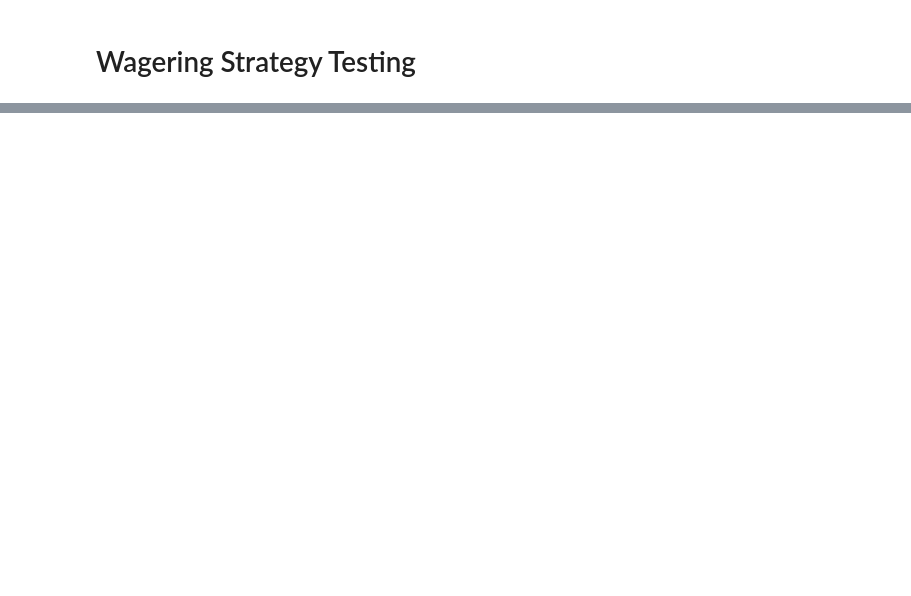
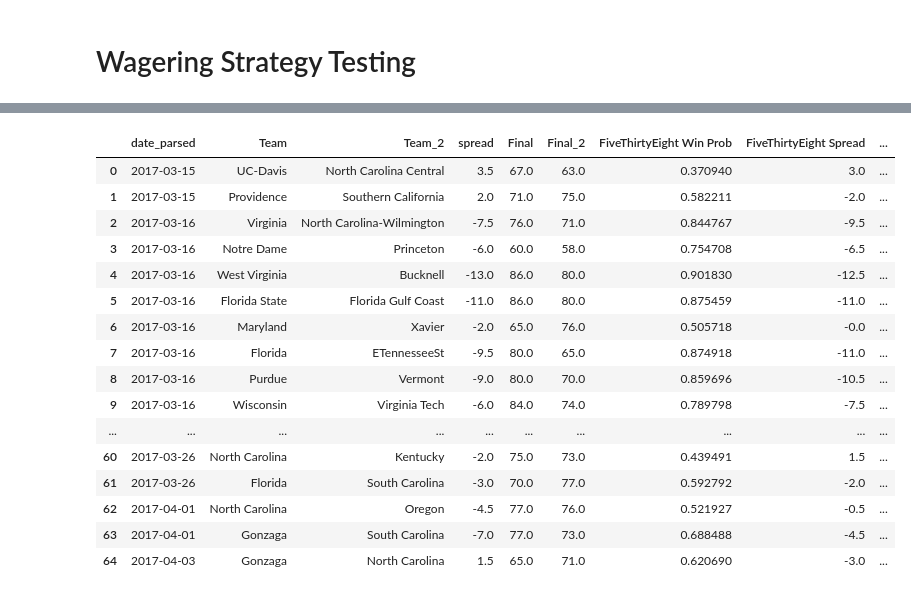
Before and after one commit to suprabhatgurrala/ncaa_tournament_data, a Jupyter notebook: ncaa_dd.ipynb, the cells around one changed output, grey strips where cells are left out. Cells and saved outputs as stored; diff of their text form; code cells hidden in the pictures; blank space fills up the shorter version.

Commit message:
Re-wrote wagering strategy code

```diff
--- a/ncaa_dd.ipynb
+++ b/ncaa_dd.ipynb
@@ -72,6 +72,8 @@ ml_df["spread"] = np.minimum(pd.to_numeric(ml_df["Close"], errors='coerce').fill
 # Spreads are all positive, so we need to use the moneyline to apply the correct sign
 ml_df["spread"] = ml_df["spread"].where(ml_df["ML"] > 0, -ml_df["spread"], axis=0)
 ml_df = ml_df[["date_parsed", "season", "Team", "Team_2", "ML", "ML_2", "spread", "VH", "VH_2", "Final", "Final_2"]]
+# %%
+ml_df = ml_df.sort_values("date_parsed")
 # %%
 # Keep only Mento_numpyrnament predictions
 fte_df = fte_df[fte_df["gender"] == "mens"].sort_values("forecast_date")
@@ -268,12 +199,11 @@ spread_odds = 1.9
 
 ml_df["ml_dec1"] = 1 / ml_df.ml_prob1
 ml_df["ml_dec2"] = 1 / ml_df.ml_prob2
-ml_df["kc1"] = ml_df["FiveThirtyEight Win Prob"] - ((1 - ml_df["FiveThirtyEight Win Prob"]) / (ml_df.ml_dec1 - 1))
-ml_df["kc2"] = (1 - ml_df["FiveThirtyEight Win Prob"]) - (ml_df["FiveThirtyEight Win Prob"] / (ml_df.ml_dec2 - 1))
+# ml_df["fte_cover_prob"] = 1 / (1+10**(30.464/400*(ml_df.fte_spread_raw - ml_df.spread)))
 
-ml_df["fte_cover_prob"] = 1 / (1+10**(30.464/400*(ml_df.fte_spread_raw - ml_df.spread)))
-ml_df["spread_kc1"] = ml_df["fte_cover_prob"] - ((1 - ml_df["fte_cover_prob"]) / (spread_odds - 1))
-ml_df["spread_kc2"] = 1 - ml_df["fte_cover_prob"] - ((ml_df["fte_cover_prob"]) / (spread_odds - 1))
+ml_df["fte_cover_prob"] = 1 / (1+np.exp(0.16065354*(ml_df.fte_spread_raw - ml_df.spread)))
+
+
 ml_df["spread_dec1"] = spread_odds
 ml_df["spread_dec2"] = spread_odds
 # %%
@@ -301,12 +385,19 @@ def track_bankroll(df, spreads_only=False):
 # %%
+results = []
 for season in season_info["year"]:
-    ml_df = track_bankroll(ml_df[ml_df["season"] == season])
-    spread_df = track_bankroll(ml_df[ml_df["season"] == season], spreads_only=True)
-    # plt.figure()
-    # plt.plot(season_df["date_parsed"], season_df["bankroll"])
-    # # plt.legend()
-    # plt.title(season + " Bankroll over Time")
-    # plt.tight_layout()
-    # plt.show()
-    print(f"{season} Final bankroll (MLs only): {ml_df['bankroll'].iloc[-1]:.2f}")
-    print(f"{season} Final bankroll (Spreads only): {spread_df['bankroll'].iloc[-1]:.2f}")
+    wager_df = track_bankroll(ml_df[ml_df["season"] == season], strategy="ML")
+    spread_df = track_bankroll(ml_df[ml_df["season"] == season], strategy="Spread")
+    both_df = track_bankroll(ml_df[ml_df["season"] == season], strategy="Both")
+    prefer_spread_df = track_bankroll(ml_df[ml_df["season"] == season], strategy="Prefer Spread")
+    prefer_ml_df = track_bankroll(ml_df[ml_df["season"] == season], strategy="Prefer ML")
+    results.append(
+        {
+            "season": season,
+            "Final Profit (MLs only)": wager_df['bankroll'].iloc[-1] - BANKROLL,
+            "Final Profit (Spreads only)": spread_df['bankroll'].iloc[-1] - BANKROLL,
+            "Final Profit (Both ML and Spread)": both_df['bankroll'].iloc[-1] - BANKROLL,
+            "Final Profit (Prefer Spread)": prefer_spread_df['bankroll'].iloc[-1] - BANKROLL,
+            "Final Profit (Prefer ML)": prefer_ml_df['bankroll'].iloc[-1] - BANKROLL,
+        }
+    )
+results_df = pd.DataFrame(results)
@@ -333,0 +414,24 @@ IndexError: single positional indexer is out-of-bounds
+# %%
+season = "2017"
+games_df = ml_df[ml_df["season"] == season][["date_parsed", "Team", "Team_2", "spread", "Final", "Final_2", "FiveThirtyEight Win Prob", "FiveThirtyEight Spread", "ml_dec1", "ml_dec2"]]
+wagers_df = track_bankroll(ml_df[ml_df["season"] == season], strategy="Both")
+# %%
+games_df.merge(wagers_df)
+# %% [output]
+|  | date_parsed | Team | Team_2 | spread | Final | Final_2 | FiveThirtyEight Win Prob | FiveThirtyEight Spread | ... |
+| 0 | 2017-03-15 | UC-Davis | North Carolina Central | 3.5 | 67.0 | 63.0 | 0.370940 | 3.0 | ... |
+| 1 | 2017-03-15 | Providence | Southern California | 2.0 | 71.0 | 75.0 | 0.582211 | -2.0 | ... |
+| 2 | 2017-03-16 | Virginia | North Carolina-Wilmington | -7.5 | 76.0 | 71.0 | 0.844767 | -9.5 | ... |
+| 3 | 2017-03-16 | Notre Dame | Princeton | -6.0 | 60.0 | 58.0 | 0.754708 | -6.5 | ... |
+| 4 | 2017-03-16 | West Virginia | Bucknell | -13.0 | 86.0 | 80.0 | 0.901830 | -12.5 | ... |
+| 5 | 2017-03-16 | Florida State | Florida Gulf Coast | -11.0 | 86.0 | 80.0 | 0.875459 | -11.0 | ... |
+| 6 | 2017-03-16 | Maryland | Xavier | -2.0 | 65.0 | 76.0 | 0.505718 | -0.0 | ... |
+| 7 | 2017-03-16 | Florida | ETennesseeSt | -9.5 | 80.0 | 65.0 | 0.874918 | -11.0 | ... |
+| 8 | 2017-03-16 | Purdue | Vermont | -9.0 | 80.0 | 70.0 | 0.859696 | -10.5 | ... |
+| 9 | 2017-03-16 | Wisconsin | Virginia Tech | -6.0 | 84.0 | 74.0 | 0.789798 | -7.5 | ... |
+| ... | ... | ... | ... | ... | ... | ... | ... | ... | ... |
+| 60 | 2017-03-26 | North Carolina | Kentucky | -2.0 | 75.0 | 73.0 | 0.439491 | 1.5 | ... |
+| 61 | 2017-03-26 | Florida | South Carolina | -3.0 | 70.0 | 77.0 | 0.592792 | -2.0 | ... |
+| 62 | 2017-04-01 | North Carolina | Oregon | -4.5 | 77.0 | 76.0 | 0.521927 | -0.5 | ... |
+| 63 | 2017-04-01 | Gonzaga | South Carolina | -7.0 | 77.0 | 73.0 | 0.688488 | -4.5 | ... |
+| 64 | 2017-04-03 | Gonzaga | North Carolina | 1.5 | 65.0 | 71.0 | 0.620690 | -3.0 | ... |
```
Also changed, not shown: parts of 8 cells of this notebook.
